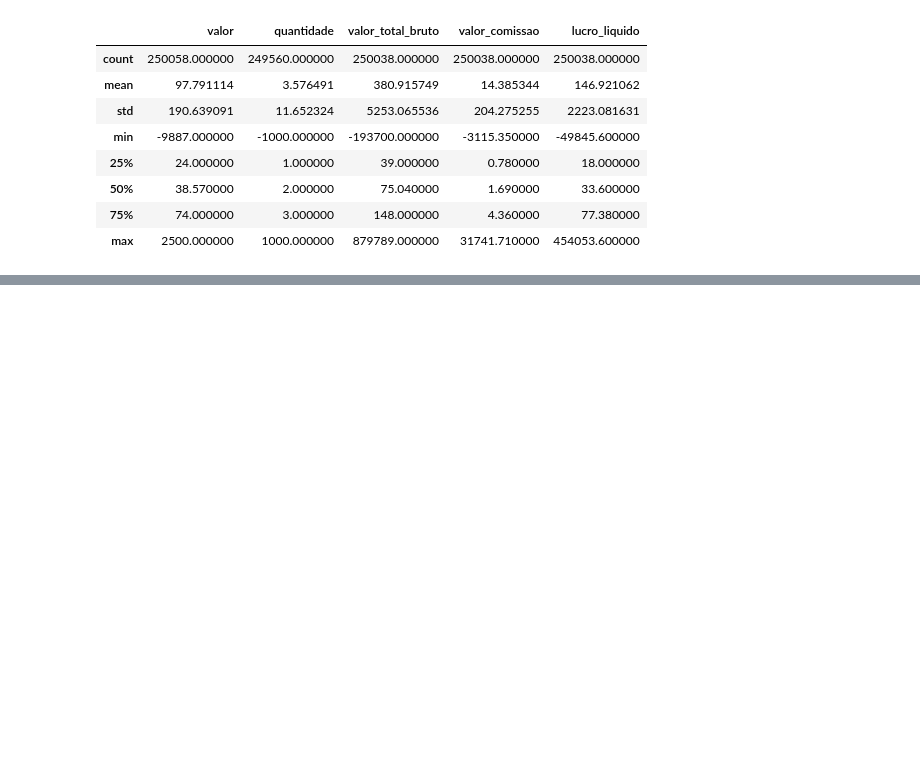
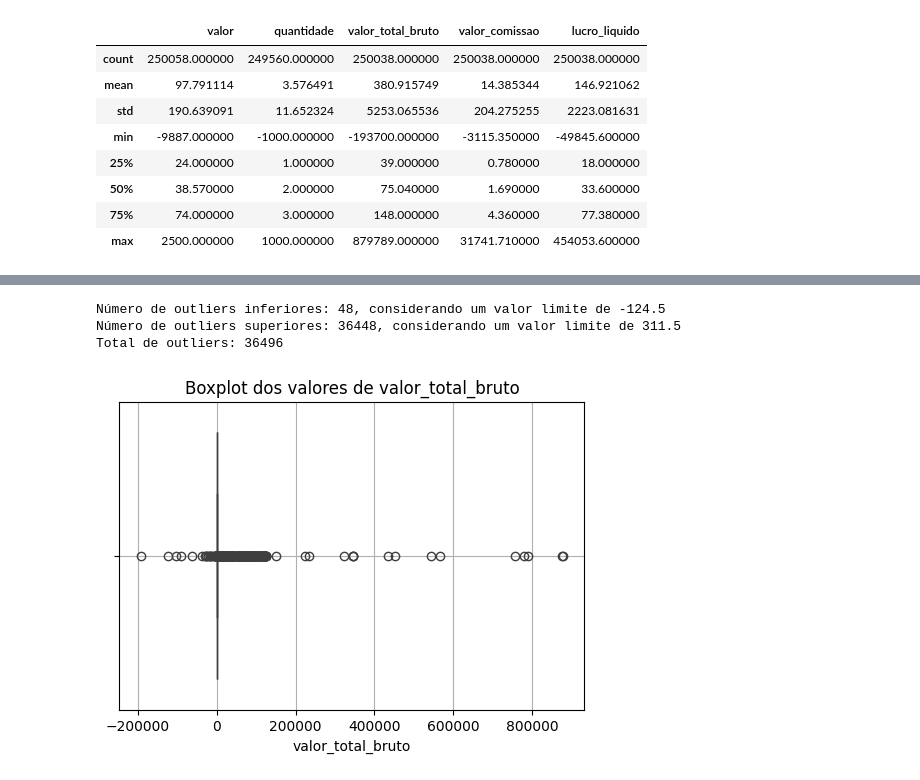
Before and after one commit to Gbrlmoraes/fiap_pbls_2024_2, a Jupyter notebook: PBL_fase_5/desafio_2.ipynb, the cells around one changed output, grey strips where cells are left out. Saved outputs shown, nothing was run; the diff lists cells and outputs as text; code cells hidden in the pictures; blank space fills up the shorter version.

```diff
--- a/PBL_fase_5/desafio_2.ipynb
+++ b/PBL_fase_5/desafio_2.ipynb
@@ -67,0 +119,7 @@ df[['valor', 'quantidade', 'valor_total_bruto', 'valor_comissao', 'lucro_liquido
+# %%
+super_boxplot(df, 'valor_total_bruto')
+# %% [output]
+Número de outliers inferiores: 48, considerando um valor limite de -124.5
+Número de outliers superiores: 36448, considerando um valor limite de 311.5
+Total de outliers: 36496
+[figure, added]
```
Also changed, not shown: parts of 13 cells of this notebook.
